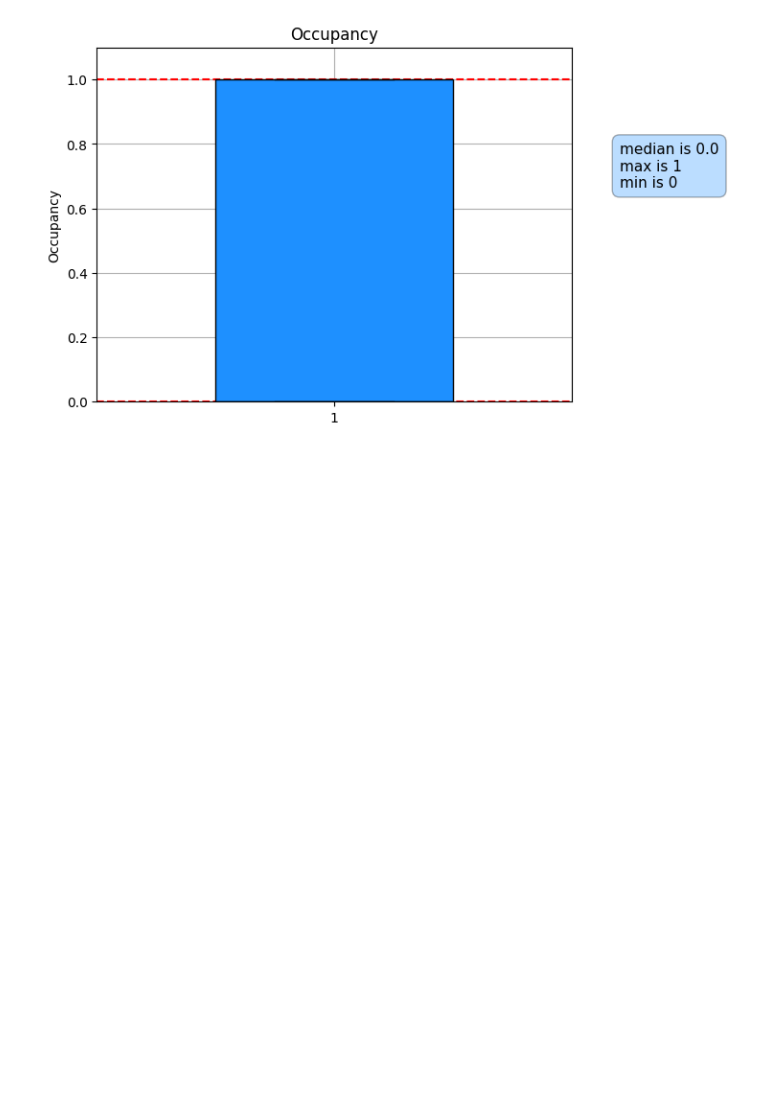
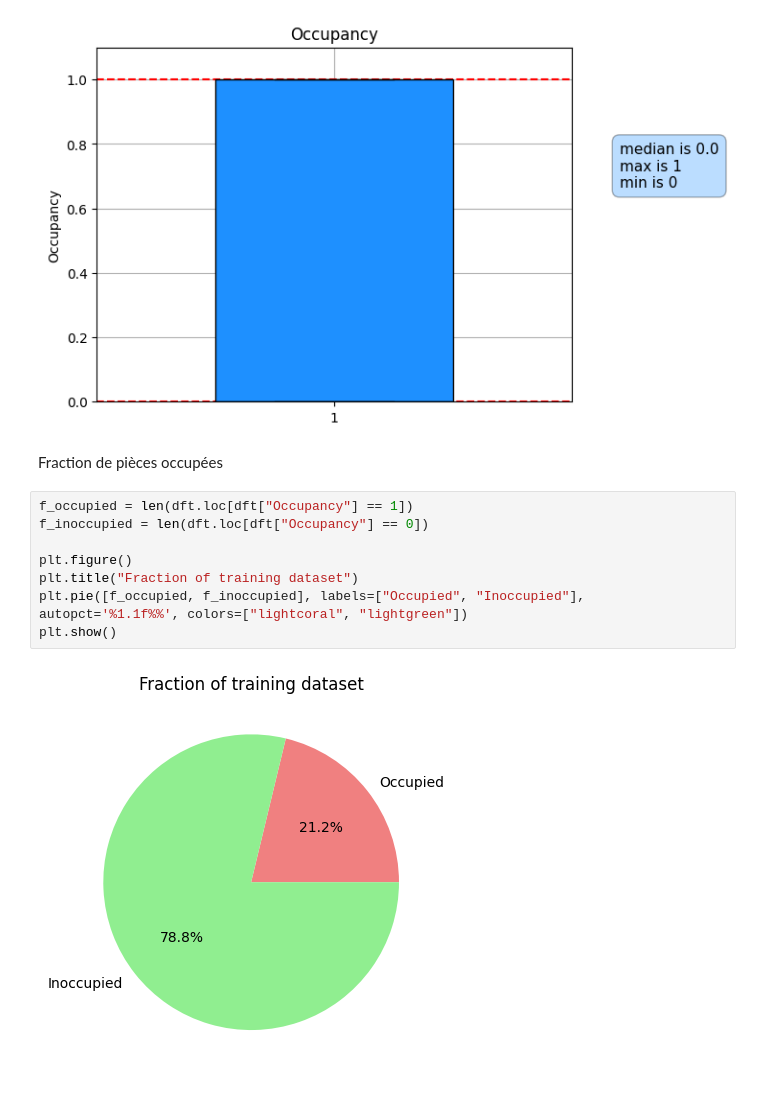
Before and after one commit to nnniels/SDD-machine-learning-BE, a Jupyter notebook: DataExploration.ipynb, the cells around one changed output. Drawn from its saved outputs; the diff is of its cells as text; blank space fills up the shorter version.

Commit message:
Updated graphs and data exploration

```diff
--- a/DataExploration.ipynb
+++ b/DataExploration.ipynb
@@ -155,3 +156,15 @@ for c in df1.columns.values :
 [figure]
 [figure]
 [figure]
+# %% [markdown]
+Fraction de pièces occupées
+# %%
+f_occupied = len(dft.loc[dft["Occupancy"] == 1])
+f_inoccupied = len(dft.loc[dft["Occupancy"] == 0])
+
+plt.figure()
+plt.title("Fraction of training dataset")
+plt.pie([f_occupied, f_inoccupied], labels=["Occupied", "Inoccupied"], autopct='%1.1f%%', colors=["lightcoral", "lightgreen"])
+plt.show()
+# %% [output]
+[figure, added]
```
Also changed, not shown: parts of 3 cells of this notebook.
